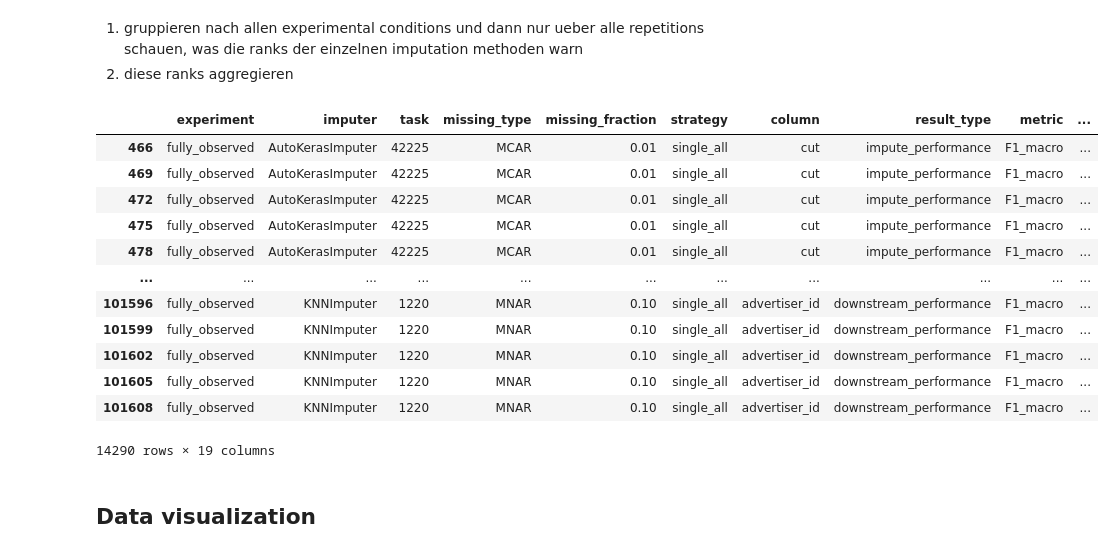
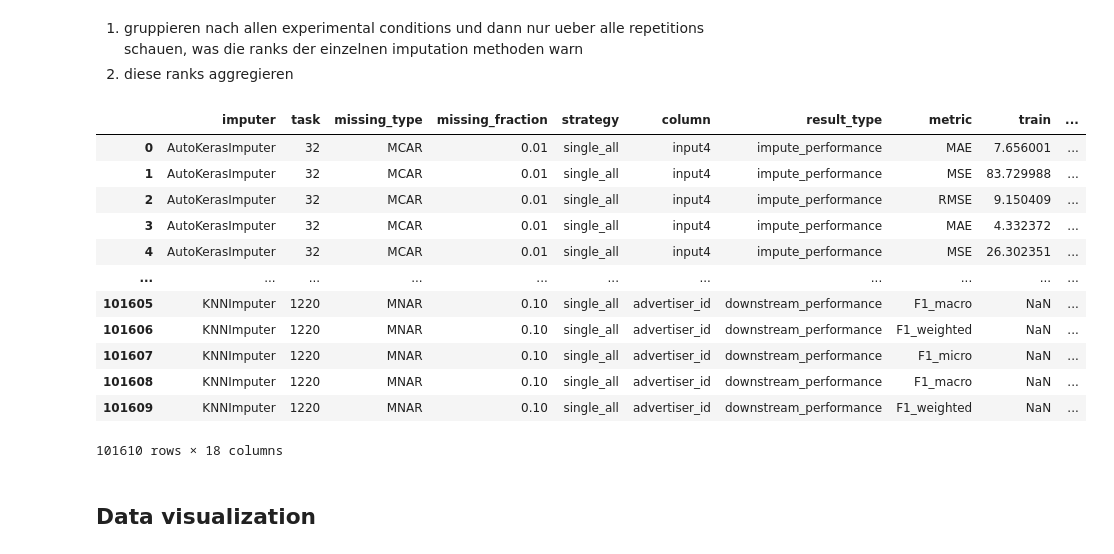
Before and after one commit to se-jaeger/data-imputation-paper, a Jupyter notebook: notebooks/plot_detailed_results.ipynb, the cells around one changed output. Drawn from its saved outputs; the diff is of its cells as text; code cells hidden in the pictures.

```diff
--- a/notebooks/plot_detailed_results.ipynb
+++ b/notebooks/plot_detailed_results.ipynb
@@ -39,5 +37,6 @@ read_experiment(EXPERIMENT_PATH).head()
 | 4 | fully_observed | AutoKerasImputer | 32 | MCAR | 0.01 | single_all | input4 | impute_performance_rep_2.csv | ... |
 # %%
 results = read_csv_files(read_experiment(EXPERIMENT_PATH))
+results.drop("experiment", axis=1, inplace=True)
 results.head()
 # %% [output]
@@ -53,24 +52,24 @@ results.head()
 1. gruppieren nach allen experimental conditions und dann nur ueber alle repetitions schauen, was die ranks der einzelnen imputation methoden warn
 2. diese ranks aggregieren
 # %%
-data = results[results.metric == METRIC]
+EXPERIMENTAL_CONDITIONS = ["task", "missing_type", "missing_fraction", "strategy", "column", "result_type", "metric"]
 
-ranked_data = data.groupby(EXPERIMENTAL_CONDITIONS).rank(ascending=False)
-ranked_data = data.join(ranked_data, rsuffix="_rank")
+ranked_data = results.groupby(EXPERIMENTAL_CONDITIONS).rank(ascending=False)
+ranked_data = results.join(ranked_data, rsuffix="_rank")
 ranked_data
 # %% [output]
-|  | experiment | imputer | task | missing_type | missing_fraction | strategy | column | result_type | metric | ... |
-| 466 | fully_observed | AutoKerasImputer | 42225 | MCAR | 0.01 | single_all | cut | impute_performance | F1_macro | ... |
-| 469 | fully_observed | AutoKerasImputer | 42225 | MCAR | 0.01 | single_all | cut | impute_performance | F1_macro | ... |
-| 472 | fully_observed | AutoKerasImputer | 42225 | MCAR | 0.01 | single_all | cut | impute_performance | F1_macro | ... |
-| 475 | fully_observed | AutoKerasImputer | 42225 | MCAR | 0.01 | single_all | cut | impute_performance | F1_macro | ... |
-| 478 | fully_observed | AutoKerasImputer | 42225 | MCAR | 0.01 | single_all | cut | impute_performance | F1_macro | ... |
+|  | imputer | task | missing_type | missing_fraction | strategy | column | result_type | metric | train | ... |
+| 0 | AutoKerasImputer | 32 | MCAR | 0.01 | single_all | input4 | impute_performance | MAE | 7.656001 | ... |
+| 1 | AutoKerasImputer | 32 | MCAR | 0.01 | single_all | input4 | impute_performance | MSE | 83.729988 | ... |
+| 2 | AutoKerasImputer | 32 | MCAR | 0.01 | single_all | input4 | impute_performance | RMSE | 9.150409 | ... |
+| 3 | AutoKerasImputer | 32 | MCAR | 0.01 | single_all | input4 | impute_performance | MAE | 4.332372 | ... |
+| 4 | AutoKerasImputer | 32 | MCAR | 0.01 | single_all | input4 | impute_performance | MSE | 26.302351 | ... |
 | ... | ... | ... | ... | ... | ... | ... | ... | ... | ... | ... |
-| 101596 | fully_observed | KNNImputer | 1220 | MNAR | 0.10 | single_all | advertiser_id | downstream_performance | F1_macro | ... |
-| 101599 | fully_observed | KNNImputer | 1220 | MNAR | 0.10 | single_all | advertiser_id | downstream_performance | F1_macro | ... |
-| 101602 | fully_observed | KNNImputer | 1220 | MNAR | 0.10 | single_all | advertiser_id | downstream_performance | F1_macro | ... |
-| 101605 | fully_observed | KNNImputer | 1220 | MNAR | 0.10 | single_all | advertiser_id | downstream_performance | F1_macro | ... |
-| 101608 | fully_observed | KNNImputer | 1220 | MNAR | 0.10 | single_all | advertiser_id | downstream_performance | F1_macro | ... |
+| 101605 | KNNImputer | 1220 | MNAR | 0.10 | single_all | advertiser_id | downstream_performance | F1_macro | NaN | ... |
+| 101606 | KNNImputer | 1220 | MNAR | 0.10 | single_all | advertiser_id | downstream_performance | F1_weighted | NaN | ... |
+| 101607 | KNNImputer | 1220 | MNAR | 0.10 | single_all | advertiser_id | downstream_performance | F1_micro | NaN | ... |
+| 101608 | KNNImputer | 1220 | MNAR | 0.10 | single_all | advertiser_id | downstream_performance | F1_macro | NaN | ... |
+| 101609 | KNNImputer | 1220 | MNAR | 0.10 | single_all | advertiser_id | downstream_performance | F1_weighted | NaN | ... |
-14290 rows × 19 columns
+101610 rows × 18 columns
 # %% [markdown]
 ## Data visualization
```
Also changed, not shown: parts of 5 cells of this notebook.
